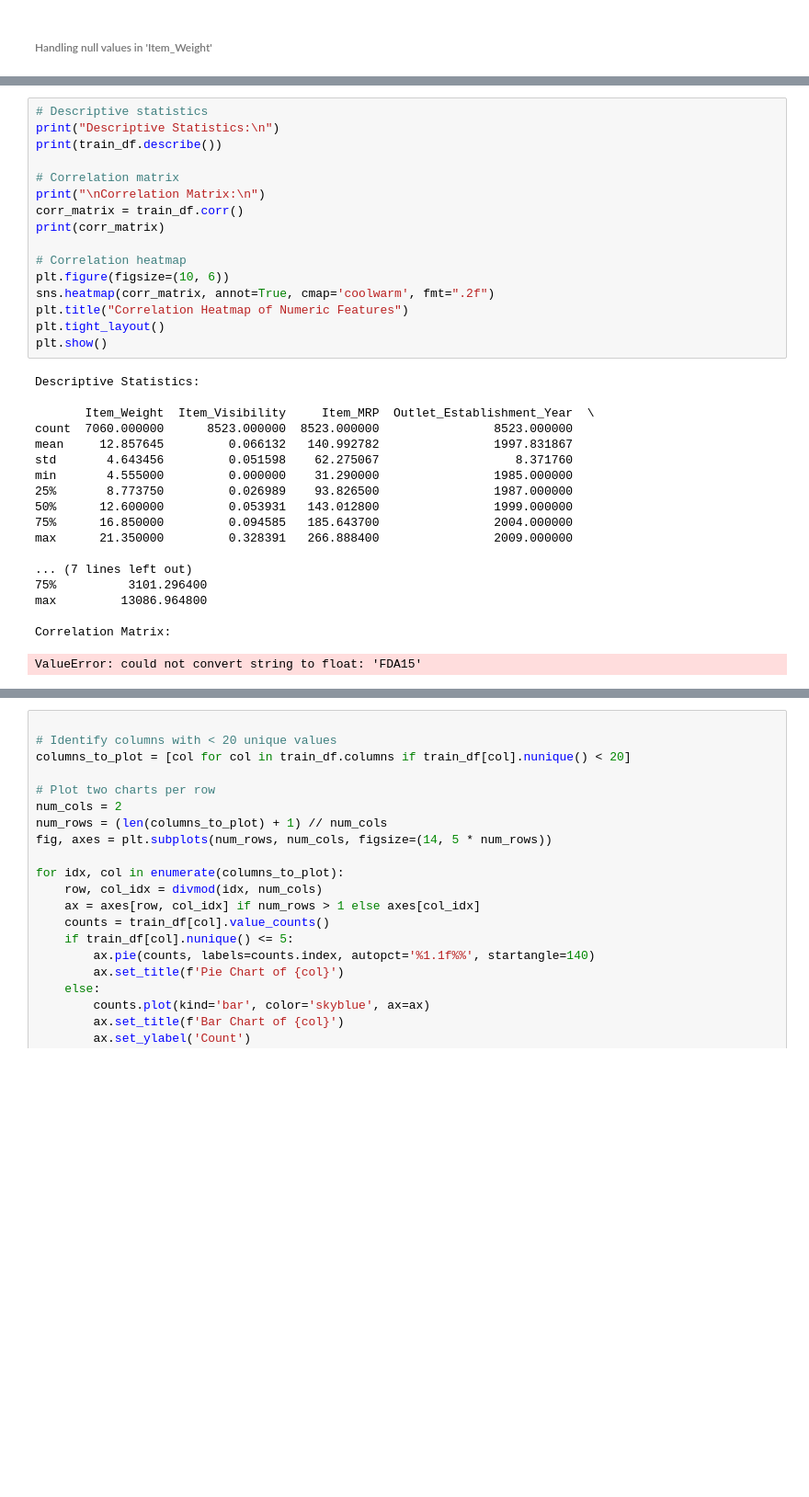
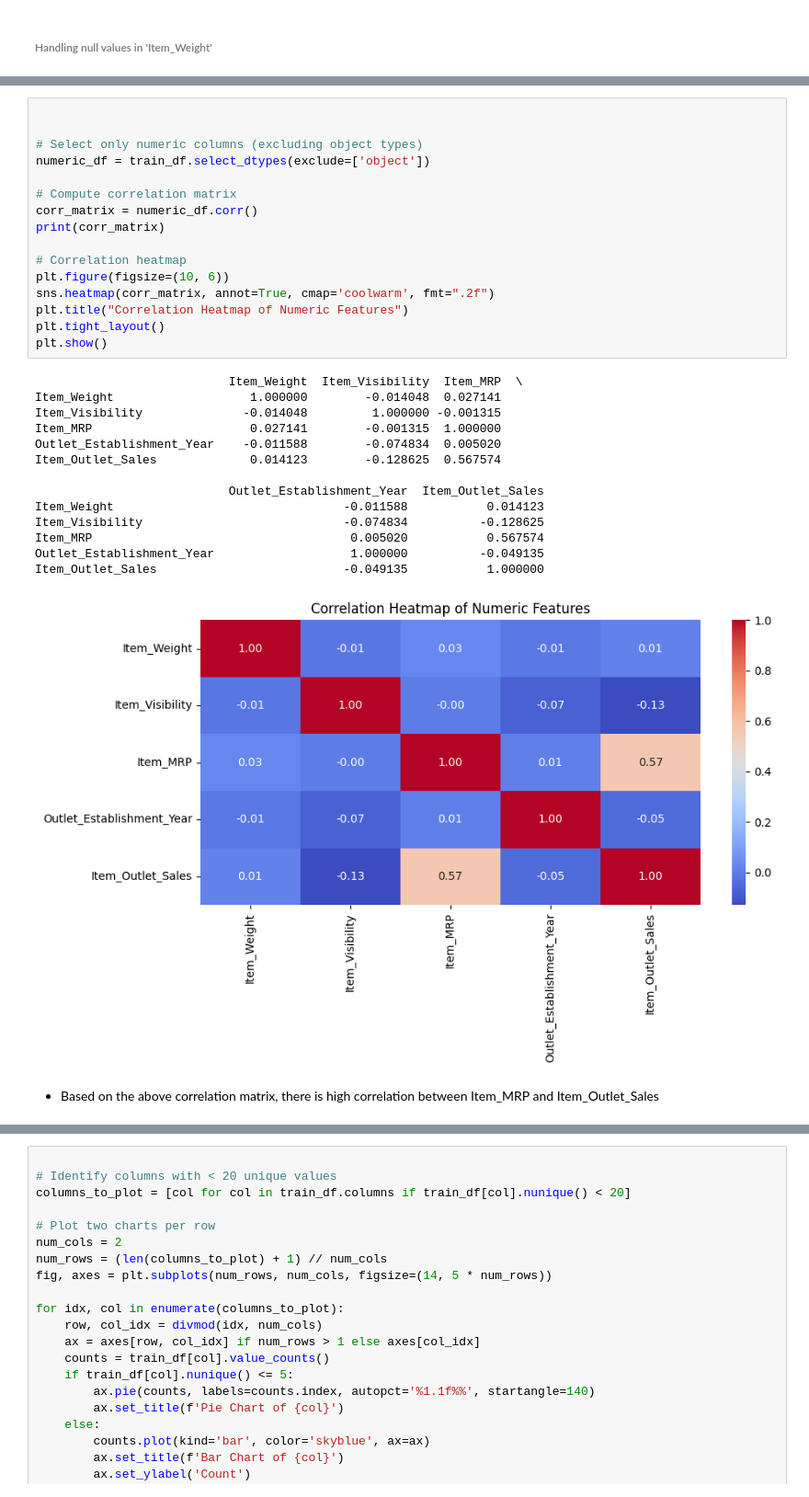
Before and after one commit to arjunjanamatti/big_mart_sales_prediction, a Jupyter notebook: sales_prediction.ipynb, the cells around one changed output, grey strips where cells are left out. Shown at 92% size. Saved outputs shown, nothing was run; the diff lists cells and outputs as text; blank space fills up the shorter version.

Commit message:
handled all null values

```diff
--- a/sales_prediction.ipynb
+++ b/sales_prediction.ipynb
@@ -179,35 +230,33 @@ Index: []
 # %%
-# Descriptive statistics
-print("Descriptive Statistics:\n")
-print(train_df.describe())
 
-# Correlation matrix
-print("\nCorrelation Matrix:\n")
-corr_matrix = train_df.corr()
+
+# Select only numeric columns (excluding object types)
+numeric_df = train_df.select_dtypes(exclude=['object'])
+
+# Compute correlation matrix
+corr_matrix = numeric_df.corr()
 print(corr_matrix)
 
 # Correlation heatmap
 plt.figure(figsize=(10, 6))
 sns.heatmap(corr_matrix, annot=True, cmap='coolwarm', fmt=".2f")
 plt.title("Correlation Heatmap of Numeric Features")
 plt.tight_layout()
 plt.show()
 # %% [output]
-Descriptive Statistics:
+                           Item_Weight  Item_Visibility  Item_MRP  \
+Item_Weight                   1.000000        -0.014048  0.027141
+Item_Visibility              -0.014048         1.000000 -0.001315
+Item_MRP                      0.027141        -0.001315  1.000000
+Outlet_Establishment_Year    -0.011588        -0.074834  0.005020
+Item_Outlet_Sales             0.014123        -0.128625  0.567574
 
-       Item_Weight  Item_Visibility     Item_MRP  Outlet_Establishment_Year  \
-count  7060.000000      8523.000000  8523.000000                8523.000000
-mean     12.857645         0.066132   140.992782                1997.831867
-std       4.643456         0.051598    62.275067                   8.371760
-min       4.555000         0.000000    31.290000                1985.000000
-25%       8.773750         0.026989    93.826500                1987.000000
-50%      12.600000         0.053931   143.012800                1999.000000
-75%      16.850000         0.094585   185.643700                2004.000000
-max      21.350000         0.328391   266.888400                2009.000000
-
-... (7 lines left out)
-75%          3101.296400
-max         13086.964800
-
-Correlation Matrix:
+                           Outlet_Establishment_Year  Item_Outlet_Sales
+Item_Weight                                -0.011588           0.014123
+Item_Visibility                            -0.074834          -0.128625
+Item_MRP                                    0.005020           0.567574
+Outlet_Establishment_Year                   1.000000          -0.049135
+Item_Outlet_Sales                          -0.049135           1.000000
-ValueError: could not convert string to float: 'FDA15'
+[figure, added]
+# %% [markdown]
+* Based on the above correlation matrix, there is high correlation between Item_MRP and Item_Outlet_Sales
```
Also changed, not shown: parts of 12 cells of this notebook.
